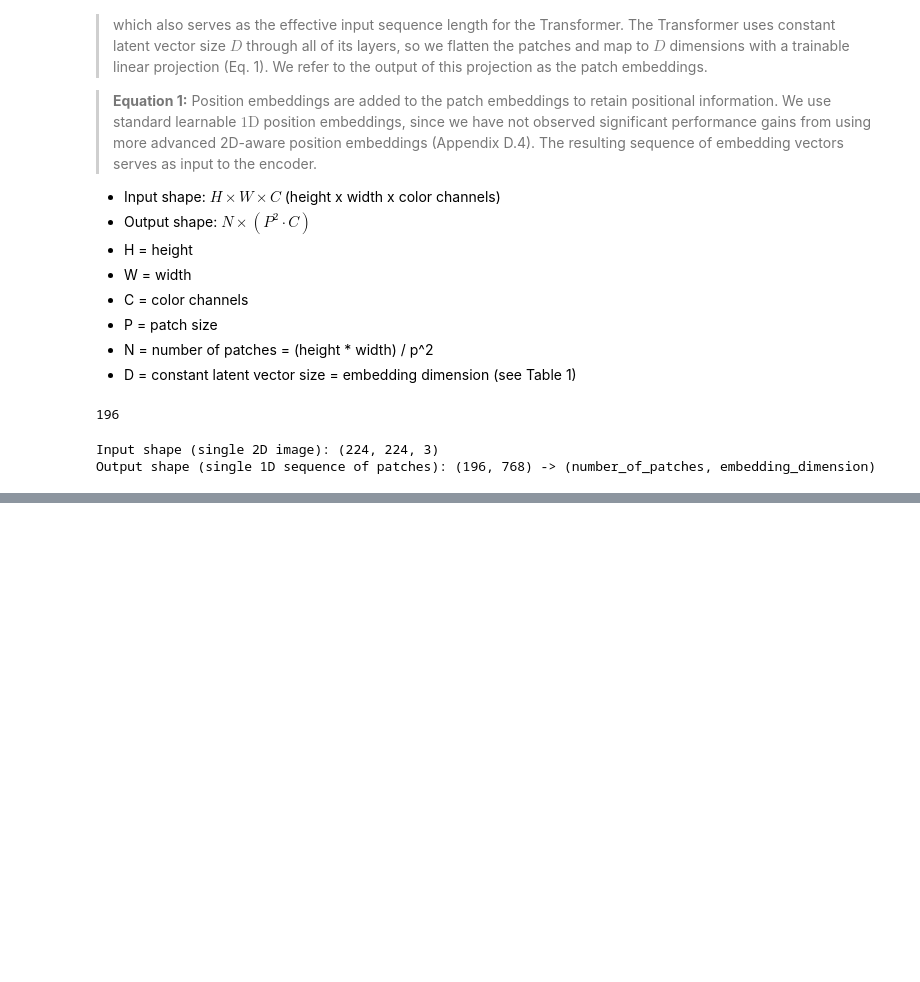
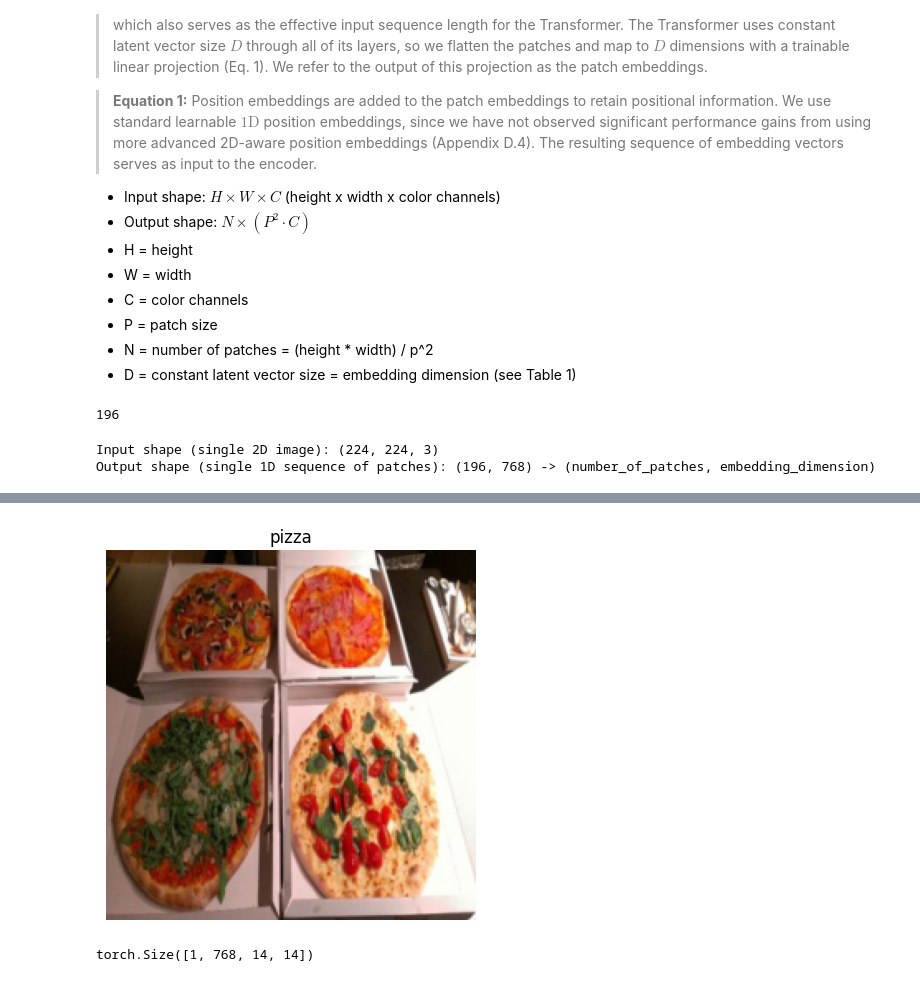
Before and after one commit to Adarsh0047/PyTorch-ZTM, a Jupyter notebook: 8. Paper Replicating/08_Paper_Replicating_With_Pytorch.ipynb, the cells around one changed output, grey strips where cells are left out. Saved outputs shown, nothing was run; the diff lists cells and outputs as text; code cells hidden in the pictures; blank space fills up the shorter version.

```diff
--- a/8. Paper Replicating/08_Paper_Replicating_With_Pytorch.ipynb
+++ b/8. Paper Replicating/08_Paper_Replicating_With_Pytorch.ipynb
@@ -274,0 +353,11 @@ Output shape (single 1D sequence of patches): (196, 768) -> (number_of_patches,
+# %%
+plt.imshow(image.permute(1, 2, 0))
+plt.title(class_names[label])
+plt.axis(False);
+# %% [output]
+[figure, added]
+# %%
+image_out_of_conv = conv2d(image.unsqueeze(0))
+print(image_out_of_conv.shape)
+# %% [output]
+torch.Size([1, 768, 14, 14])
```
Also changed, not shown: parts of 11 cells of this notebook.
